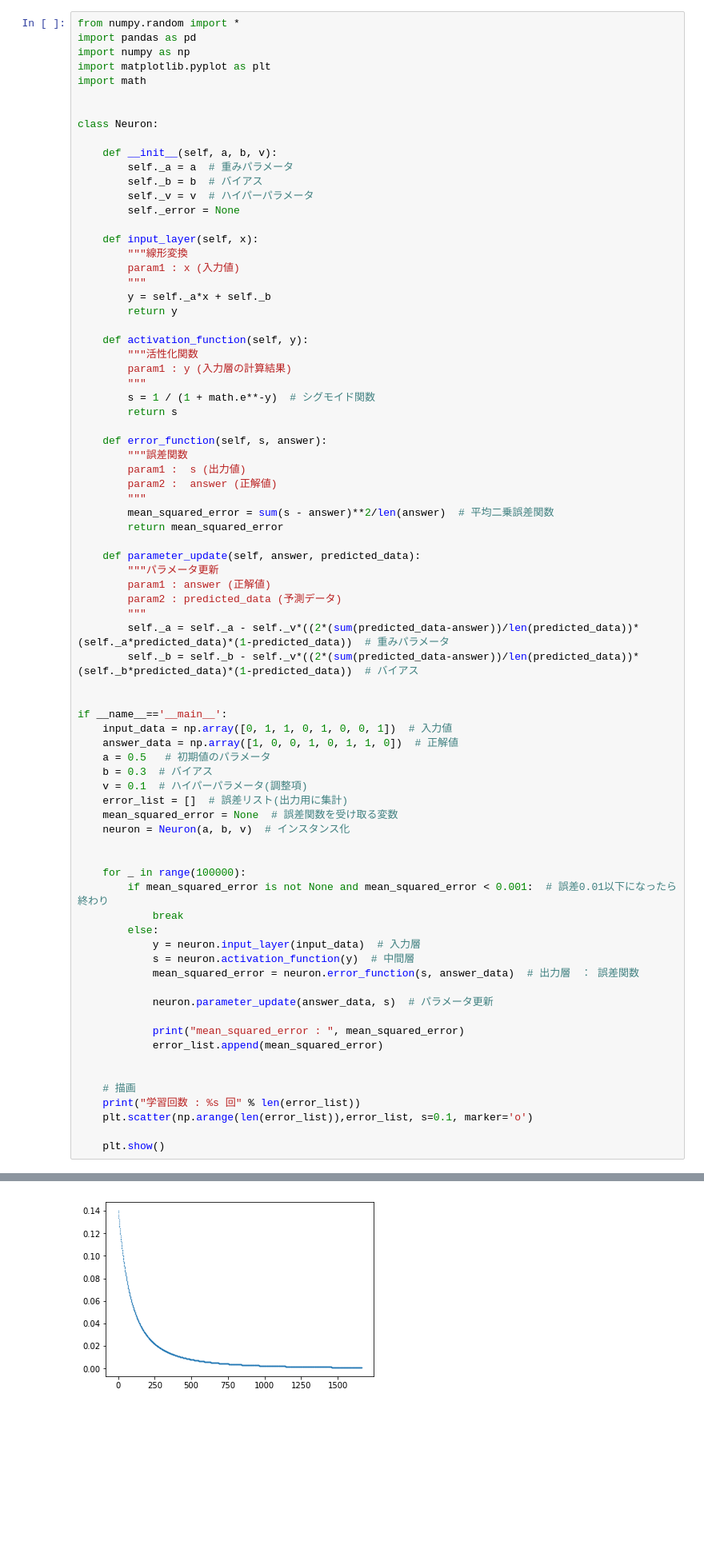
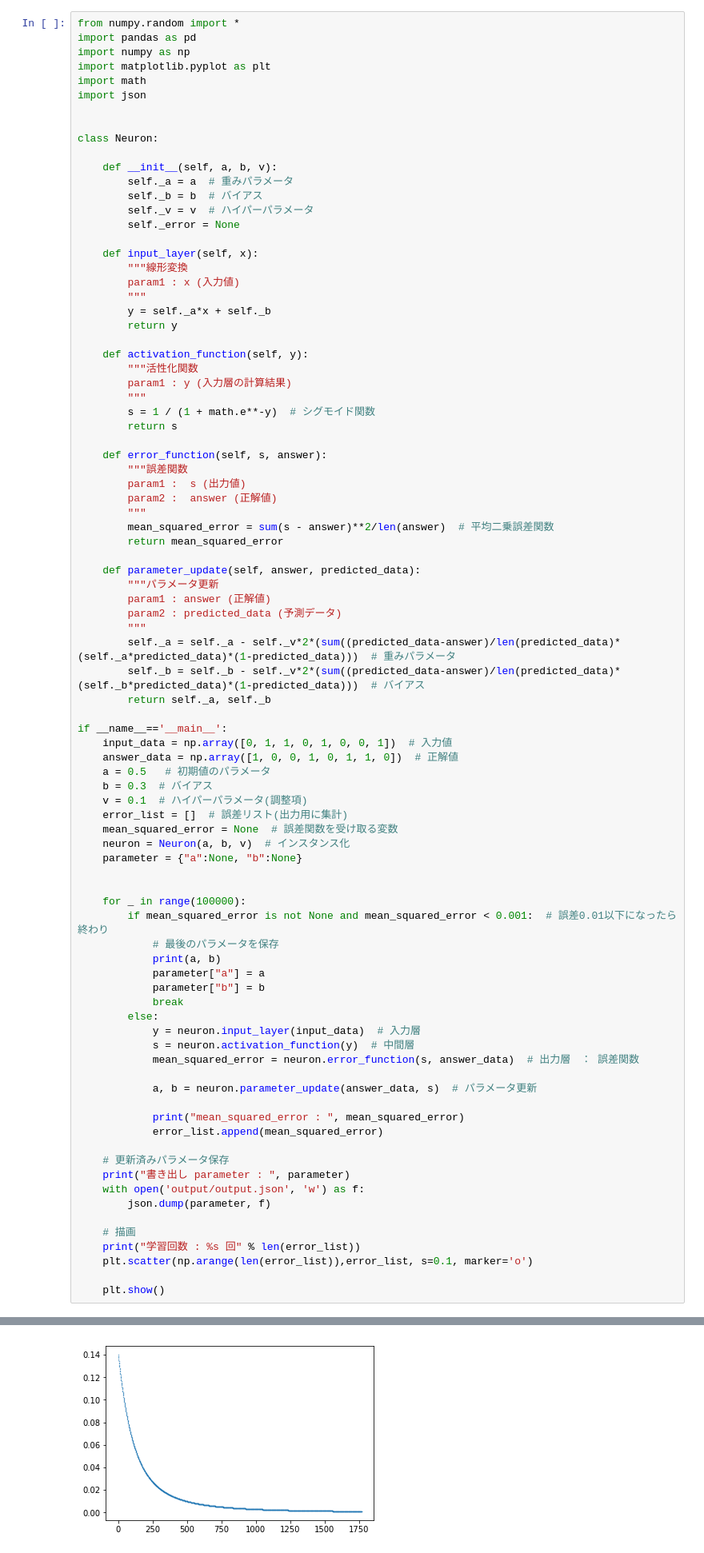
Before and after one commit to mpsamurai/ml-101-exercises, a Jupyter notebook: 04_perceptron/teraoka/04_perceptron.ipynb, the cells around one changed output, grey strips where cells are left out. Shown: that part at 80% size. Saved outputs shown, nothing was run; the diff lists cells and outputs as text; blank space fills up the shorter version.

```diff
--- a/04_perceptron/teraoka/04_perceptron.ipynb
+++ b/04_perceptron/teraoka/04_perceptron.ipynb
@@ -110,6 +110,7 @@ import pandas as pd
 import numpy as np
 import matplotlib.pyplot as plt
 import math
+import json
 
 
 class Neuron:
@@ -147,9 +148,9 @@ class Neuron:
         param1 : answer (正解値)
         param2 : predicted_data (予測データ)
         """
-        self._a = self._a - self._v*((2*(sum(predicted_data-answer))/len(predicted_data))*(self._a*predicted_data)*(1-predicted_data))  # 重みパラメータ
-        self._b = self._b - self._v*((2*(sum(predicted_data-answer))/len(predicted_data))*(self._b*predicted_data)*(1-predicted_data))  # バイアス
-
+        self._a = self._a - self._v*2*(sum((predicted_data-answer)/len(predicted_data)*(self._a*predicted_data)*(1-predicted_data)))  # 重みパラメータ
+        self._b = self._b - self._v*2*(sum((predicted_data-answer)/len(predicted_data)*(self._b*predicted_data)*(1-predicted_data)))  # バイアス
+        return self._a, self._b
 
 if __name__=='__main__':
     input_data = np.array([0, 1, 1, 0, 1, 0, 0, 1])  # 入力値
@@ -160,21 +161,30 @@ if __name__=='__main__':
     error_list = []  # 誤差リスト(出力用に集計)
     mean_squared_error = None  # 誤差関数を受け取る変数
     neuron = Neuron(a, b, v)  # インスタンス化
+    parameter = {"a":None, "b":None}
 
 
     for _ in range(100000):
         if mean_squared_error is not None and mean_squared_error < 0.001:  # 誤差0.01以下になったら終わり
+            # 最後のパラメータを保存
+            print(a, b)
+            parameter["a"] = a
+            parameter["b"] = b
             break
         else:
             y = neuron.input_layer(input_data)  # 入力層
             s = neuron.activation_function(y)  # 中間層
             mean_squared_error = neuron.error_function(s, answer_data)  # 出力層　： 誤差関数
 
-            neuron.parameter_update(answer_data, s)  # パラメータ更新
+            a, b = neuron.parameter_update(answer_data, s)  # パラメータ更新
 
             print("mean_squared_error : ", mean_squared_error)
             error_list.append(mean_squared_error)
 
+    # 更新済みパラメータ保存
+    print("書き出し parameter : ", parameter)
+    with open('output/output.json', 'w') as f:
+        json.dump(parameter, f)
 
     # 描画
     print("学習回数 : %s 回" % len(error_list))
@@ -202 +212 @@ mean_squared_error :  0.0009992013428899746
-[figure, old version]
+[figure, new version]
```
Also changed, not shown: parts of 3 cells of this notebook.
